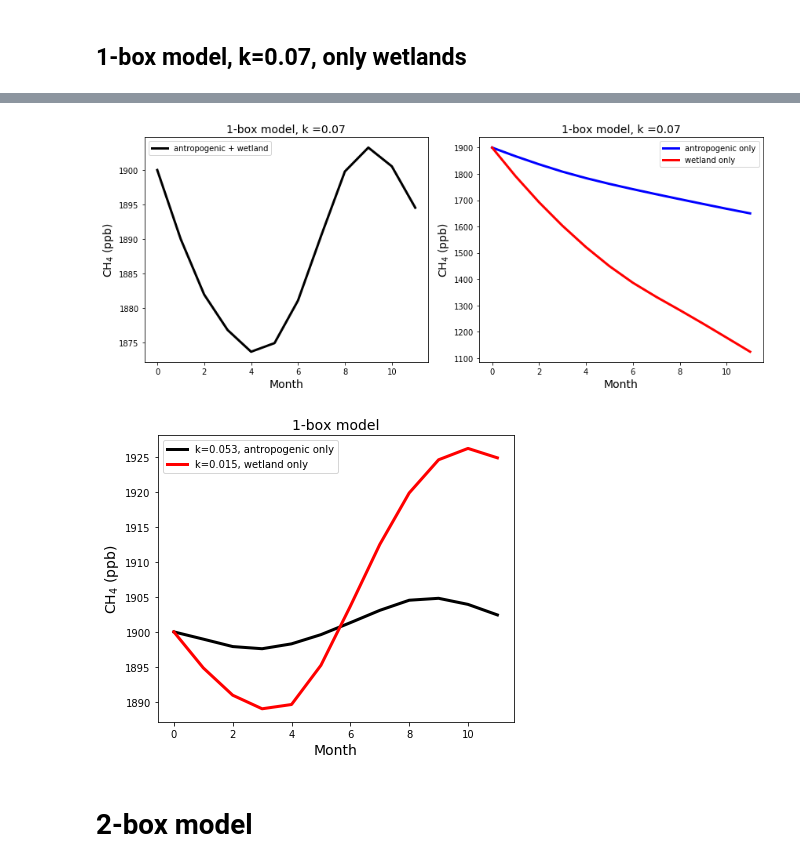
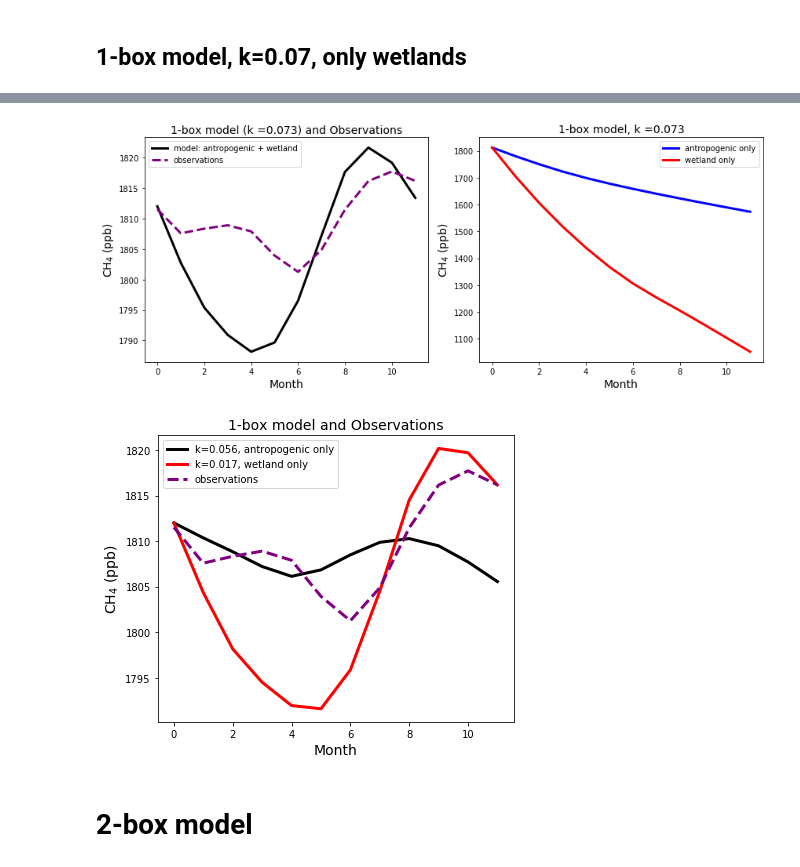
Before and after one commit to imitevski/ch4_box_model, a Jupyter notebook: methane_twobox_lab2pII_tvaryOH.ipynb, the cells around one changed output, grey strips where cells are left out. Drawn from its saved outputs; the diff is of its cells as text; code cells hidden in the pictures.

```diff
--- a/methane_twobox_lab2pII_tvaryOH.ipynb
+++ b/methane_twobox_lab2pII_tvaryOH.ipynb
@@ -64,0 +59,8 @@ noaa.sel(year=slice(2010,2015)).trend.plot()
+# %%
+noaa_raw = pd.read_csv('ch4_mm_gl (1).txt', comment='#', delim_whitespace=True)
+ch4 = np.array(noaa_raw.average)
+time = pd.date_range(start = '7/1/1983', end = '8/1/2019', freq = '1M')
+ch4_noaa = xr.DataArray(np.zeros(time.size), [('time', time)],\
+                        attrs={'units':'ppb','description': 'CH4 observation data from NOAA'}, name = 'ch4')
+ch4_noaa[:] = ch4
+ch4_noaa_mean = ch4_noaa.sel(time = slice('1/2010','1/2015')).groupby('time.month').mean('time')
@@ -134,7 +152,7 @@ class onebox():
         return None
 
     def integrate_tracer(self, name='Methane', emis=5.e2, removal_rate=1e0, k = 0.085,
-                        conc_ini=1900, time_ini=0, run_duration=13, time_offset=1,tstep=1):
+                        conc_ini=1812, time_ini=0, run_duration=13, time_offset=1,tstep=1):
         """ time integration of the one box equation
 
         PARAMETERS:
@@ -199,5 +217,5 @@ class onebox():
         dmdt =  E -  self.k*(removal_rate * mass )
         return dmdt
 boxmodel = onebox()
-t_1, conc_ch4_1 = boxmodel.integrate_tracer(k=0.07)
+t_1, conc_ch4_1 = boxmodel.integrate_tracer(k=0.073)
 # %% [output]
@@ -228,7 +338,7 @@ class onebox():
         return None
 
     def integrate_tracer(self, name='Methane', emis=5.e2, removal_rate=1e0, k = 0.085,
-                        conc_ini=1900, time_ini=0, run_duration=13, time_offset=1,tstep=1):
+                        conc_ini=1812, time_ini=0, run_duration=13, time_offset=1,tstep=1):
         """ time integration of the one box equation
 
         PARAMETERS:
@@ -293,6 +403,6 @@ class onebox():
         dmdt =  E -  self.k*(removal_rate * mass )
         return dmdt
 boxmodel = onebox()
-t_2, conc_ch4_2 = boxmodel.integrate_tracer(k=0.07) # k=0.053
-t_21, conc_ch4_21 = boxmodel.integrate_tracer(k=0.053) # k=0.053
+t_2, conc_ch4_2 = boxmodel.integrate_tracer(k=0.073) # k=0.053
+t_21, conc_ch4_21 = boxmodel.integrate_tracer(k=0.056) # k=0.053
 # %% [output]
@@ -324,7 +434,7 @@ class onebox():
         return None
 
     def integrate_tracer(self, name='Methane', emis=5.e2, removal_rate=1e0, k = 0.085,
-                        conc_ini=1900, time_ini=0, run_duration=13, time_offset=1,tstep=1):
+                        conc_ini=1812, time_ini=0, run_duration=13, time_offset=1,tstep=1):
         """ time integration of the one box equation
 
         PARAMETERS:
@@ -389,6 +499,6 @@ class onebox():
         dmdt =  E -  self.k*(removal_rate * mass )
         return dmdt
 boxmodel = onebox()
-t_3, conc_ch4_3 = boxmodel.integrate_tracer(k=0.07) # k=0.015
-t_31, conc_ch4_31 = boxmodel.integrate_tracer(k=0.015) # k=0.015
+t_3, conc_ch4_3 = boxmodel.integrate_tracer(k=0.073) # k=0.015
+t_31, conc_ch4_31 = boxmodel.integrate_tracer(k=0.017) # k=0.015
 # %% [output]
@@ -400,11 +510,13 @@ fig.set_figwidth(fig.get_figwidth() * 2)
 # fig.set_figheight(fig.get_figheight() * 2)
 
 ax = fig.add_subplot(1,2,1)
-plt.plot(t_1,conc_ch4_1, label = 'antropogenic + wetland', color = 'black', linewidth=3)
+plt.plot(t_1,conc_ch4_1, label = 'model: antropogenic + wetland', color = 'black', linewidth=3)
+plt.plot(t_1,ch4_noaa_mean, label = 'observations', color = 'purple', linewidth=3, linestyle='--')
+
 plt.xlabel('Month', fontsize=14)
 plt.ylabel('CH$_4$ (ppb)', fontsize=14)
 plt.legend(loc=0)
-plt.title('1-box model, k =0.07', fontsize=14)
+plt.title('1-box model (k =0.073) and Observations', fontsize=14)
 
 ax = fig.add_subplot(1,2,2)
 plt.plot(t_2,conc_ch4_2, label = 'antropogenic only', color = 'blue', linewidth=3)
@@ -412,29 +524,30 @@ plt.plot(t_3,conc_ch4_3, label = 'wetland only', color = 'red', linewidth=3)
 plt.xlabel('Month', fontsize=14)
 plt.ylabel('CH$_4$ (ppb)', fontsize=14)
 plt.legend(loc=0)
-plt.title('1-box model, k =0.07', fontsize=14)
+plt.title('1-box model, k =0.073', fontsize=14)
 
 plt.tight_layout()
 plt.savefig('figures/1_box_k_07.pdf')
 # %% [output]
-[figure, old version]
+[figure, new version]
 # %%
 fig = plt.figure(figsize=[6,5])
 # fig.set_figwidth(fig.get_figwidth() * 2)
 # fig.set_figheight(fig.get_figheight() * 2)
 
 ax = fig.add_subplot(1,1,1)
-plt.plot(t_21,conc_ch4_21, label = 'k=0.053, antropogenic only', color = 'black', linewidth=3)
-plt.plot(t_31,conc_ch4_31, label = 'k=0.015, wetland only', color = 'red', linewidth=3)
+plt.plot(t_21,conc_ch4_21, label = 'k=0.056, antropogenic only', color = 'black', linewidth=3)
+plt.plot(t_31,conc_ch4_31, label = 'k=0.017, wetland only', color = 'red', linewidth=3)
+plt.plot(t_1,ch4_noaa_mean, label = 'observations', color = 'purple', linewidth=3, linestyle='--')
 plt.xlabel('Month', fontsize=14)
 plt.ylabel('CH$_4$ (ppb)', fontsize=14)
 plt.legend(loc=0)
-plt.title('1-box model', fontsize=14)
+plt.title('1-box model and Observations', fontsize=14)
 
 plt.tight_layout()
 plt.savefig('figures/1_box_k_vary.pdf')
 # %% [output]
-[figure, old version]
+[figure, new version]
 # %% [markdown]
 # 2-box model
 # %%
```
Also changed, not shown: parts of 9 cells of this notebook, 4 other files.
